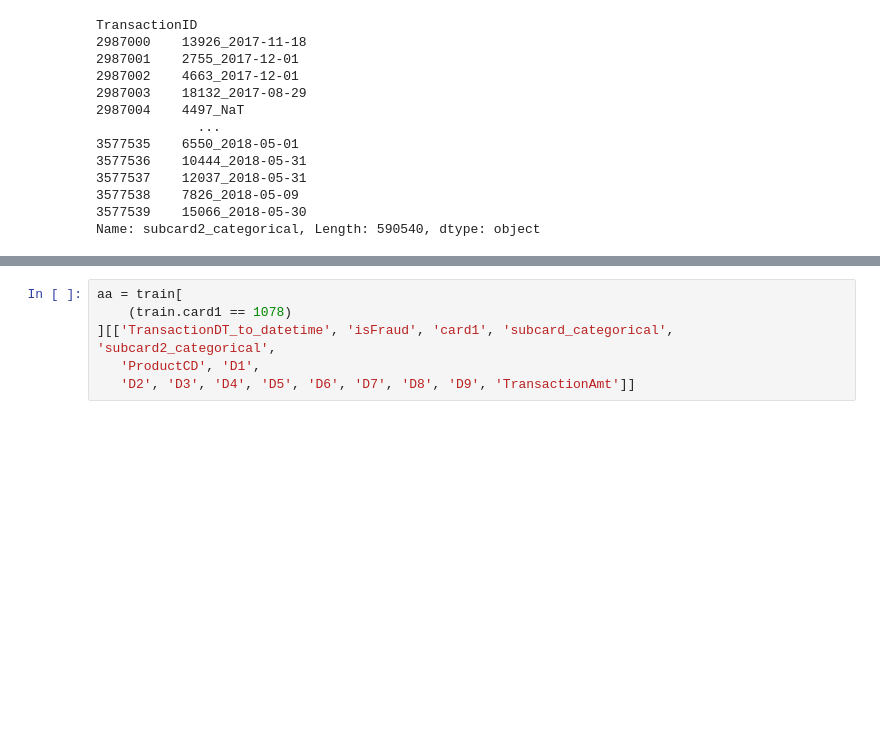
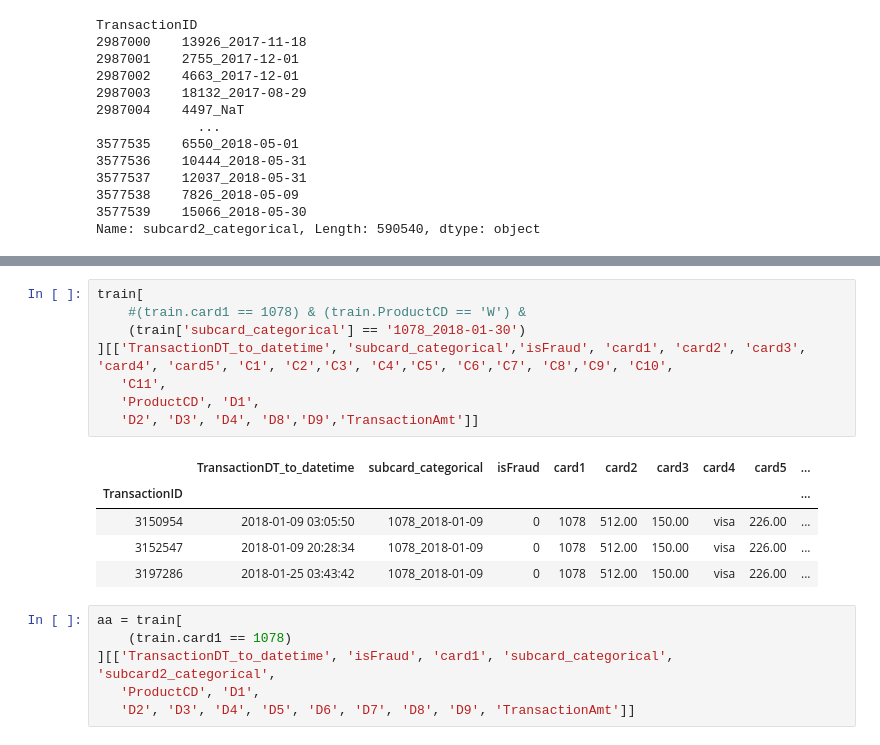
Before and after one commit to merkylove/IEEE_FRAUD, a Jupyter notebook: V_EDA.ipynb, the cells around one changed output, grey strips where cells are left out. Drawn from its saved outputs; the diff is of its cells as text; blank space fills up the shorter version.

```diff
--- a/V_EDA.ipynb
+++ b/V_EDA.ipynb
@@ -391,3 +392,17 @@ train[
+# %%
+train[
+    #(train.card1 == 1078) & (train.ProductCD == 'W') &
+    (train['subcard_categorical'] == '1078_2018-01-30')
+][['TransactionDT_to_datetime', 'subcard_categorical','isFraud', 'card1', 'card2', 'card3', 'card4', 'card5', 'C1', 'C2','C3', 'C4','C5', 'C6','C7', 'C8','C9', 'C10',
+   'C11',
+   'ProductCD', 'D1',
+   'D2', 'D3', 'D4', 'D8','D9','TransactionAmt']]
+# %% [output]
+|  | TransactionDT_to_datetime | subcard_categorical | isFraud | card1 | card2 | card3 | card4 | card5 | ... |
+| TransactionID |  |  |  |  |  |  |  |  | ... |
+| 3150954 | 2018-01-09 03:05:50 | 1078_2018-01-09 | 0 | 1078 | 512.00 | 150.00 | visa | 226.00 | ... |
+| 3152547 | 2018-01-09 20:28:34 | 1078_2018-01-09 | 0 | 1078 | 512.00 | 150.00 | visa | 226.00 | ... |
+| 3197286 | 2018-01-25 03:43:42 | 1078_2018-01-09 | 0 | 1078 | 512.00 | 150.00 | visa | 226.00 | ... |
 # %%
 aa = train[
     (train.card1 == 1078)
```
Also changed, not shown: parts of 1 cell of this notebook, 2 other files.
